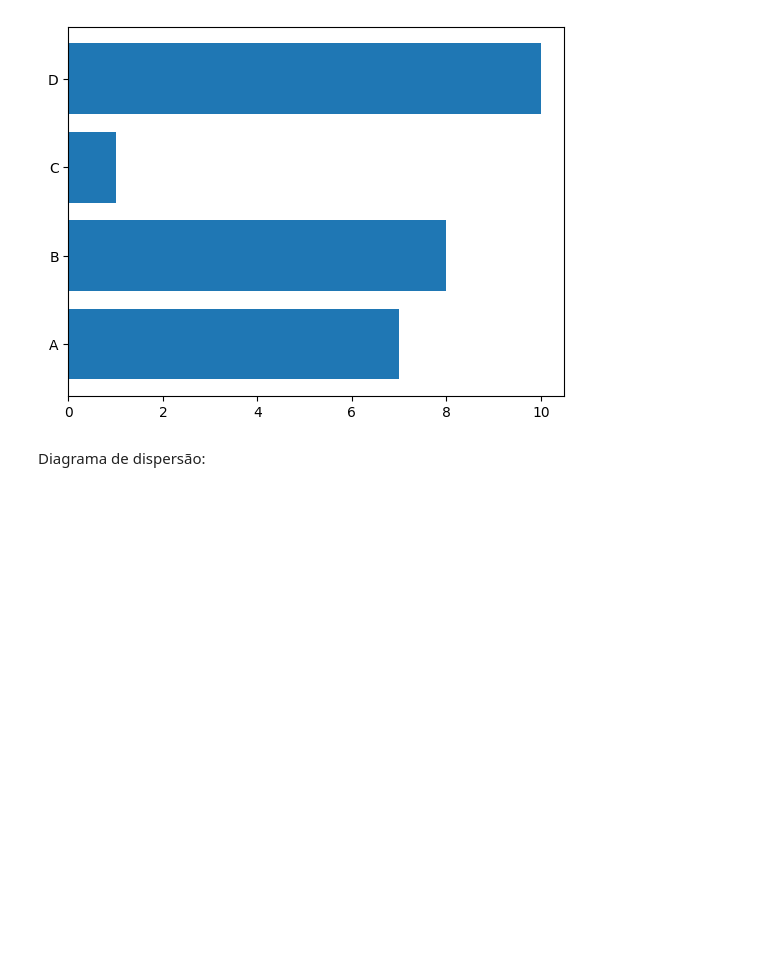
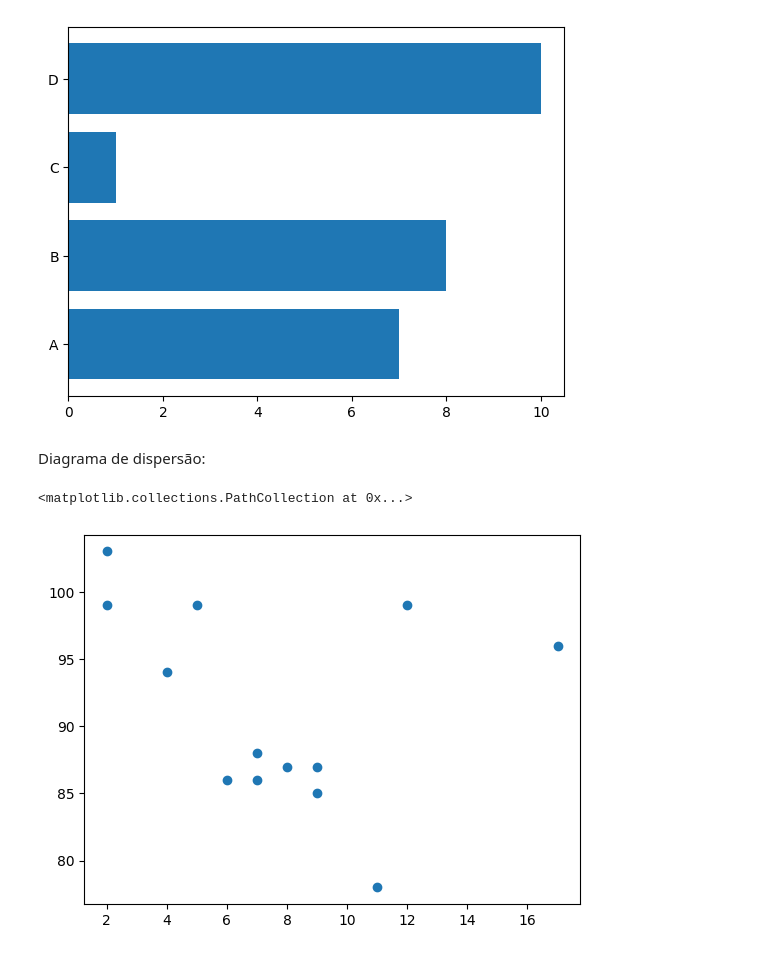
Before and after one commit to martanascimento1/datascience1, a Jupyter notebook: visualization.ipynb, the cells around one changed output. Cells and saved outputs as stored; diff of their text form; code cells hidden in the pictures; blank space fills up the shorter version.

Commit message:
diagramas de dispersão

```diff
--- a/visualization.ipynb
+++ b/visualization.ipynb
@@ -58,3 +58,14 @@ plt.bar(x, y)
 [figure]
 # %% [markdown]
 Diagrama de dispersão:
+# %%
+import matplotlib.pyplot as plt
+import numpy as np
+
+x = np.array ([5, 7, 8, 7, 2, 17, 2, 9, 4, 11, 12, 9, 6])
+y = np.array([99, 86, 87, 88, 99, 96, 103, 87, 94, 78,99, 85, 86 ])
+
+plt.scatter(x, y)
+# %% [output]
+<matplotlib.collections.PathCollection at 0x...>
+[figure, added]
```
